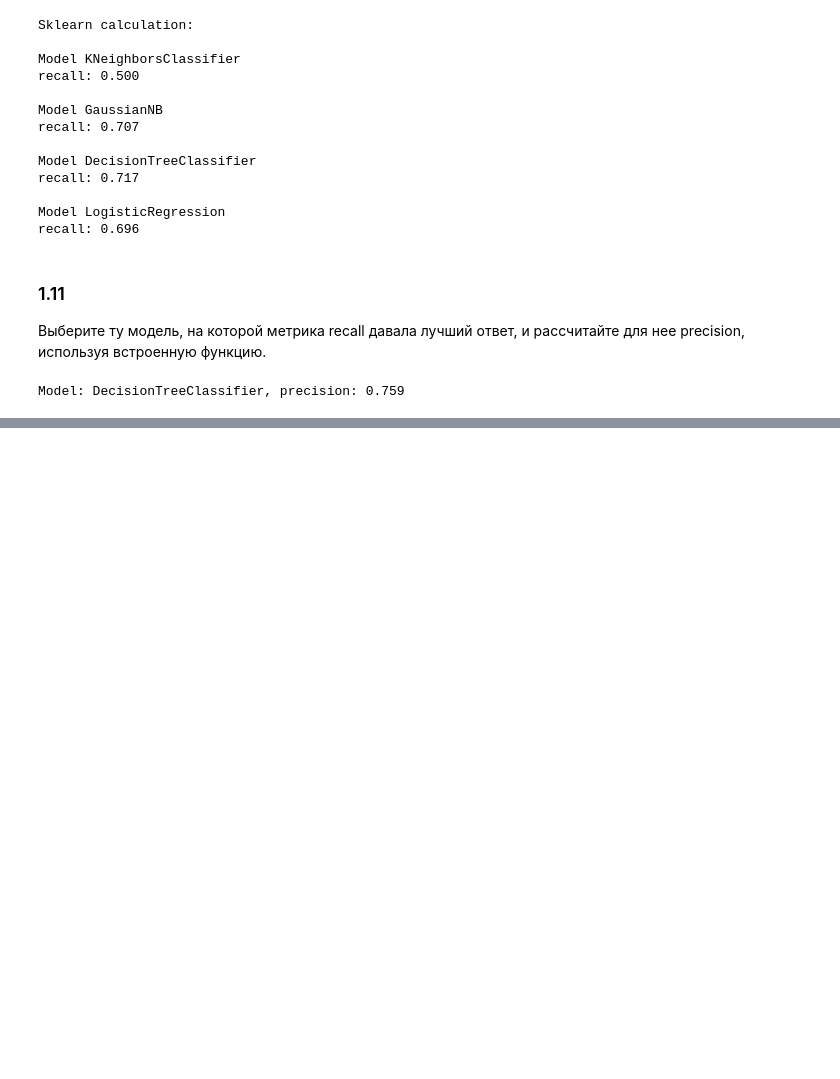
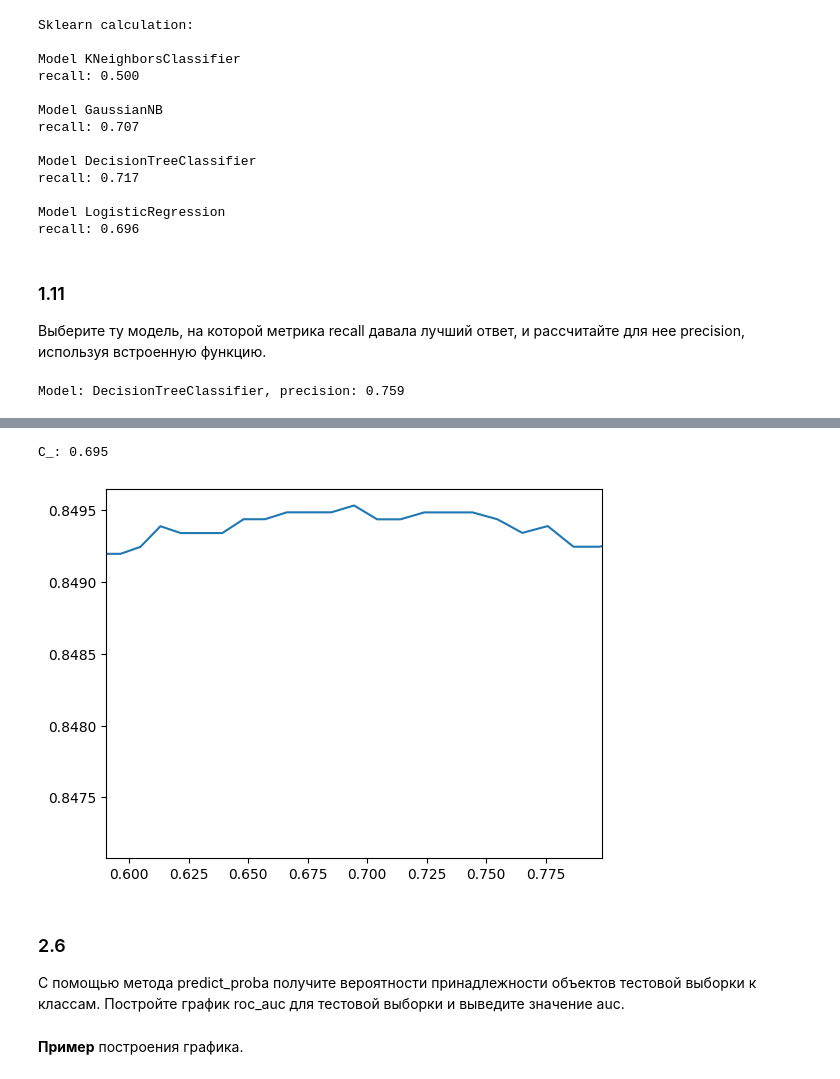
Before and after one commit to hik023/data_science_training, a Jupyter notebook: neural/metrics/homework_classification_2_les_1_part_1.ipynb, the cells around one changed output, grey strips where cells are left out. Saved outputs shown, nothing was run; the diff lists cells and outputs as text; code cells hidden in the pictures; blank space fills up the shorter version.

```diff
--- a/neural/metrics/homework_classification_2_les_1_part_1.ipynb
+++ b/neural/metrics/homework_classification_2_les_1_part_1.ipynb
@@ -406,0 +528,14 @@ Model: DecisionTreeClassifier, precision: 0.759
+# %%
+C = log_reg_cv.C_[0]
+print(f"C_: {C:.3f}")
+plt.xlim(C-C*0.15, C+C*0.15) # +- 15% near C_
+plt.plot(interval, log_reg_cv.scores_[1].mean(axis=0))
+plt.show()
+# %% [output]
+C_: 0.695
+[figure, added]
+# %% [markdown]
+### 2.6
+С помощью метода predict_proba получите вероятности принадлежности объектов тестовой выборки к классам. Постройте график roc_auc для тестовой выборки и выведите значение auc.
+# %% [markdown]
+**Пример** построения графика.
```
Also changed, not shown: parts of 20 cells of this notebook, 1 other file.
